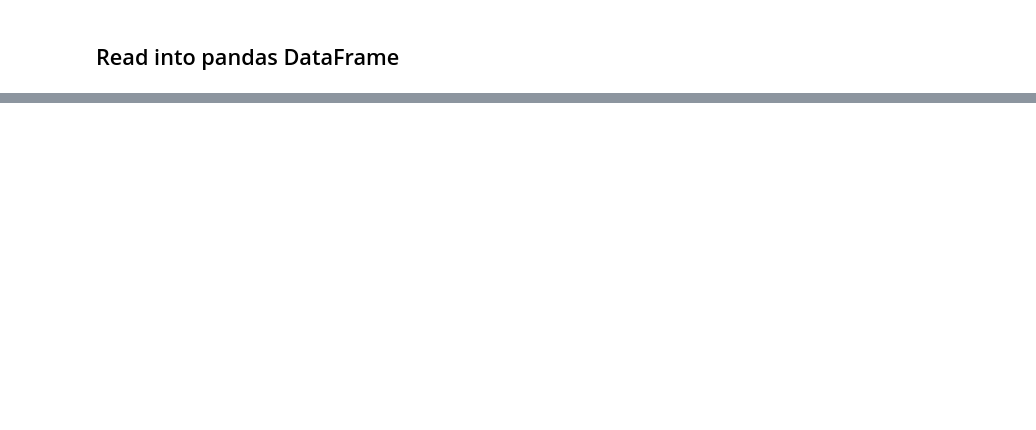
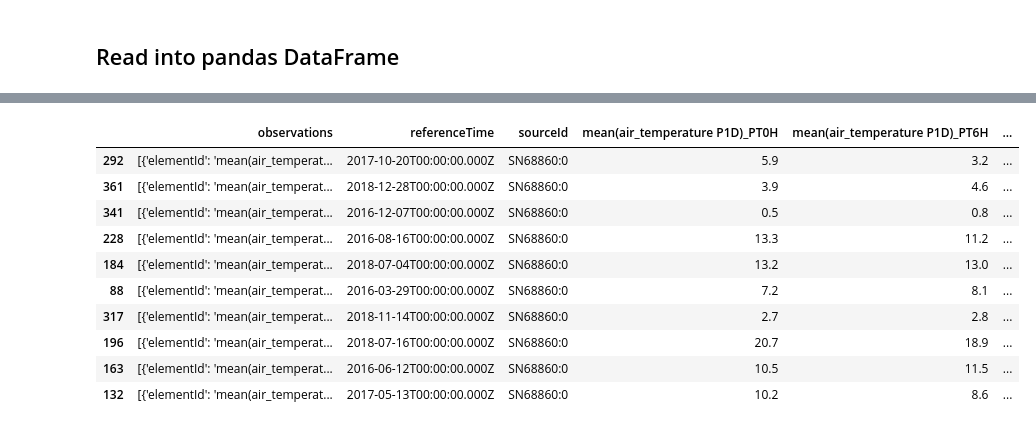
Before and after one commit to Fundator/NVDB-Hackathon, a Jupyter notebook: Examples of data retrieval.ipynb, the cells around one changed output, grey strips where cells are left out. Saved outputs shown, nothing was run; the diff lists cells and outputs as text; code cells hidden in the pictures; blank space fills up the shorter version.

```diff
--- a/Examples of data retrieval.ipynb
+++ b/Examples of data retrieval.ipynb
@@ -348,0 +374,23 @@ df_weather.head()
+# %%
+dfs = []
+for year in [str(y) for y in range(2016,2019)]:
+    src_endpoint = 'https://frost.met.no/observations/v0.jsonld'
+    #element_list = ['mean(air_temperature P1D)', 'max(air_pressure_at_sea_level P1D)','sum(precipitation_amount P1D)']
+    parameters = {
+        'sources': station,
+        'referencetime': f'{year}-01-01T00:00:00.000Z/{year}-12-31T23:59:59Z',
+        'elements': ",".join(element_list),
+        'timeoffsets': ",".join(['PT0H', 'PT0H', 'PT6H'])
+    }
+    #
+    r = requests.get(src_endpoint, parameters, auth=(client_id,''))
+    # Extract JSON data
+    json = r.json()
+    json
+    df_weather = pd.DataFrame.from_records(json["data"])
+    # Extract values
+    for i,e in enumerate(df_weather["observations"][0]):
+        df_weather[e['elementId']+"_"+e['timeOffset']] = df_weather["observations"].apply(lambda x: x[i]["value"])
+    dfs.append(df_weather)
+# %%
+df_tot = pd.concat(dfs)
@@ -348,0 +401,14 @@ df_weather.head()
+# %%
+df_tot.sample(10)
+# %% [output]
+|  | observations | referenceTime | sourceId | mean(air_temperature P1D)_PT0H | mean(air_temperature P1D)_PT6H | ... |
+| 292 | [{'elementId': 'mean(air_temperat... | 2017-10-20T00:00:00.000Z | SN68860:0 | 5.9 | 3.2 | ... |
+| 361 | [{'elementId': 'mean(air_temperat... | 2018-12-28T00:00:00.000Z | SN68860:0 | 3.9 | 4.6 | ... |
+| 341 | [{'elementId': 'mean(air_temperat... | 2016-12-07T00:00:00.000Z | SN68860:0 | 0.5 | 0.8 | ... |
+| 228 | [{'elementId': 'mean(air_temperat... | 2016-08-16T00:00:00.000Z | SN68860:0 | 13.3 | 11.2 | ... |
+| 184 | [{'elementId': 'mean(air_temperat... | 2018-07-04T00:00:00.000Z | SN68860:0 | 13.2 | 13.0 | ... |
+| 88 | [{'elementId': 'mean(air_temperat... | 2016-03-29T00:00:00.000Z | SN68860:0 | 7.2 | 8.1 | ... |
+| 317 | [{'elementId': 'mean(air_temperat... | 2018-11-14T00:00:00.000Z | SN68860:0 | 2.7 | 2.8 | ... |
+| 196 | [{'elementId': 'mean(air_temperat... | 2018-07-16T00:00:00.000Z | SN68860:0 | 20.7 | 18.9 | ... |
+| 163 | [{'elementId': 'mean(air_temperat... | 2016-06-12T00:00:00.000Z | SN68860:0 | 10.5 | 11.5 | ... |
+| 132 | [{'elementId': 'mean(air_temperat... | 2017-05-13T00:00:00.000Z | SN68860:0 | 10.2 | 8.6 | ... |
```
Also changed, not shown: parts of 7 cells of this notebook.
